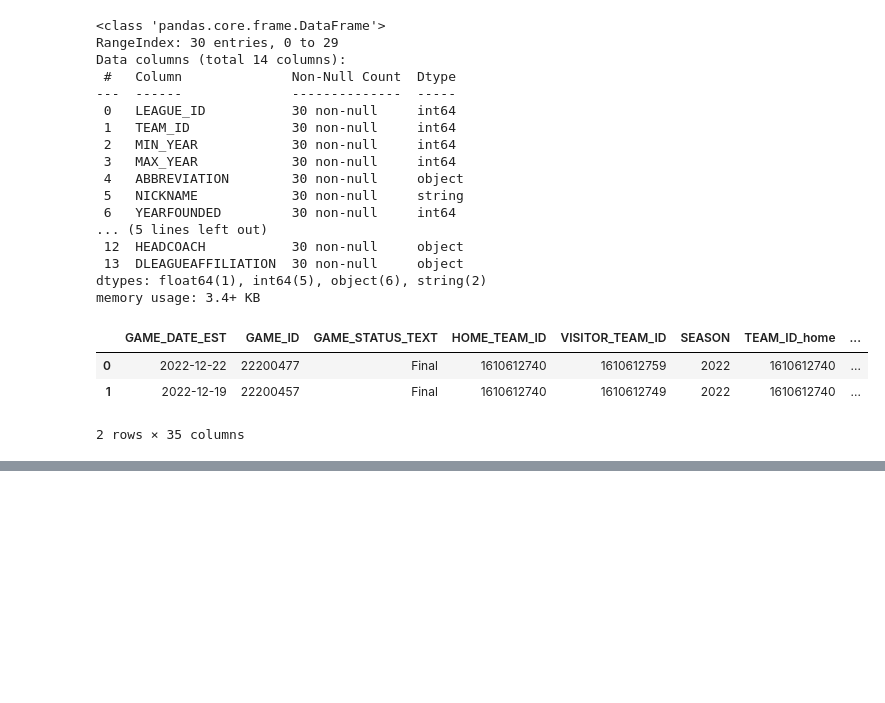
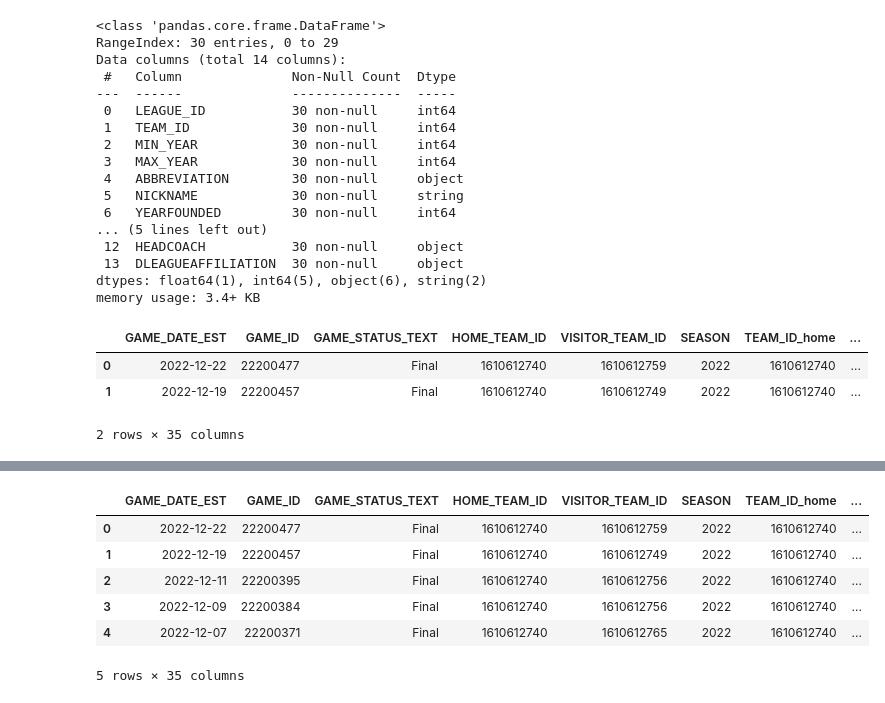
Before and after one commit to ankitlovanshi/pandas_project, a Jupyter notebook: project_games_teams.ipynb, the cells around one changed output, grey strips where cells are left out. Drawn from its saved outputs; the diff is of its cells as text; code cells hidden in the pictures; blank space fills up the shorter version.

```diff
--- a/project_games_teams.ipynb
+++ b/project_games_teams.ipynb
@@ -226,0 +203,4 @@ merged_home_outer
+# %%
+# Merge (inner) games_with_home_team and teams based on 'TEAM_ID_away' and 'TEAM_ID', call the merged DataFrame games_with_both_teams
+games_with_both_teams = pd.merge(games, teams, left_on='TEAM_ID_home', right_on ='TEAM_ID')
+games_with_both_teams
@@ -226,0 +232,11 @@ merged_home_outer
+# %%
+# Print out the first 5 rows of the new DataFrame
+games_with_both_teams.head(5)
+# %% [output]
+|  | GAME_DATE_EST | GAME_ID | GAME_STATUS_TEXT | HOME_TEAM_ID | VISITOR_TEAM_ID | SEASON | TEAM_ID_home | ... |
+| 0 | 2022-12-22 | 22200477 | Final | 1610612740 | 1610612759 | 2022 | 1610612740 | ... |
+| 1 | 2022-12-19 | 22200457 | Final | 1610612740 | 1610612749 | 2022 | 1610612740 | ... |
+| 2 | 2022-12-11 | 22200395 | Final | 1610612740 | 1610612756 | 2022 | 1610612740 | ... |
+| 3 | 2022-12-09 | 22200384 | Final | 1610612740 | 1610612756 | 2022 | 1610612740 | ... |
+| 4 | 2022-12-07 | 22200371 | Final | 1610612740 | 1610612765 | 2022 | 1610612740 | ... |
+5 rows × 35 columns
```
Also changed, not shown: parts of 22 cells of this notebook.
